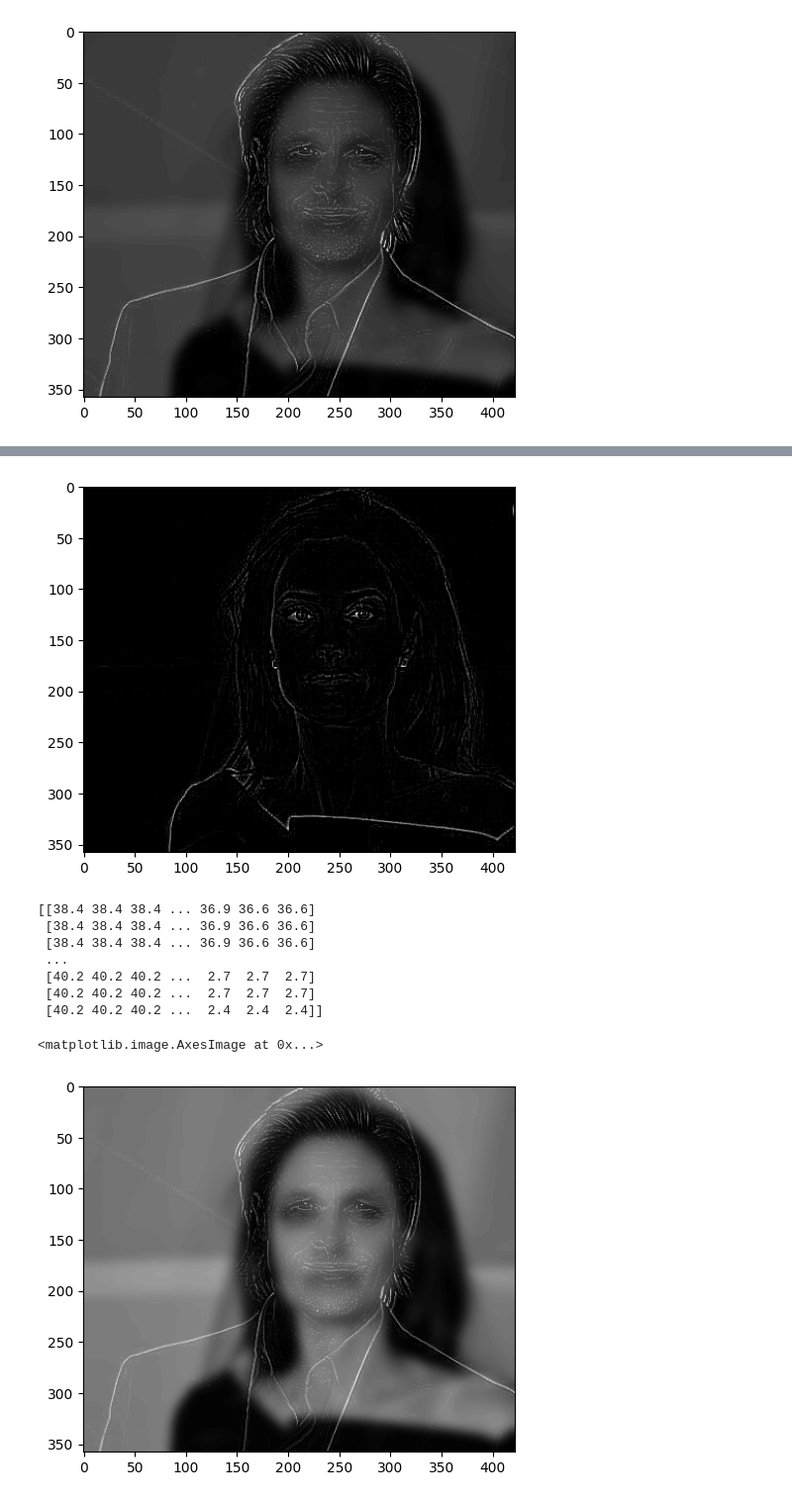
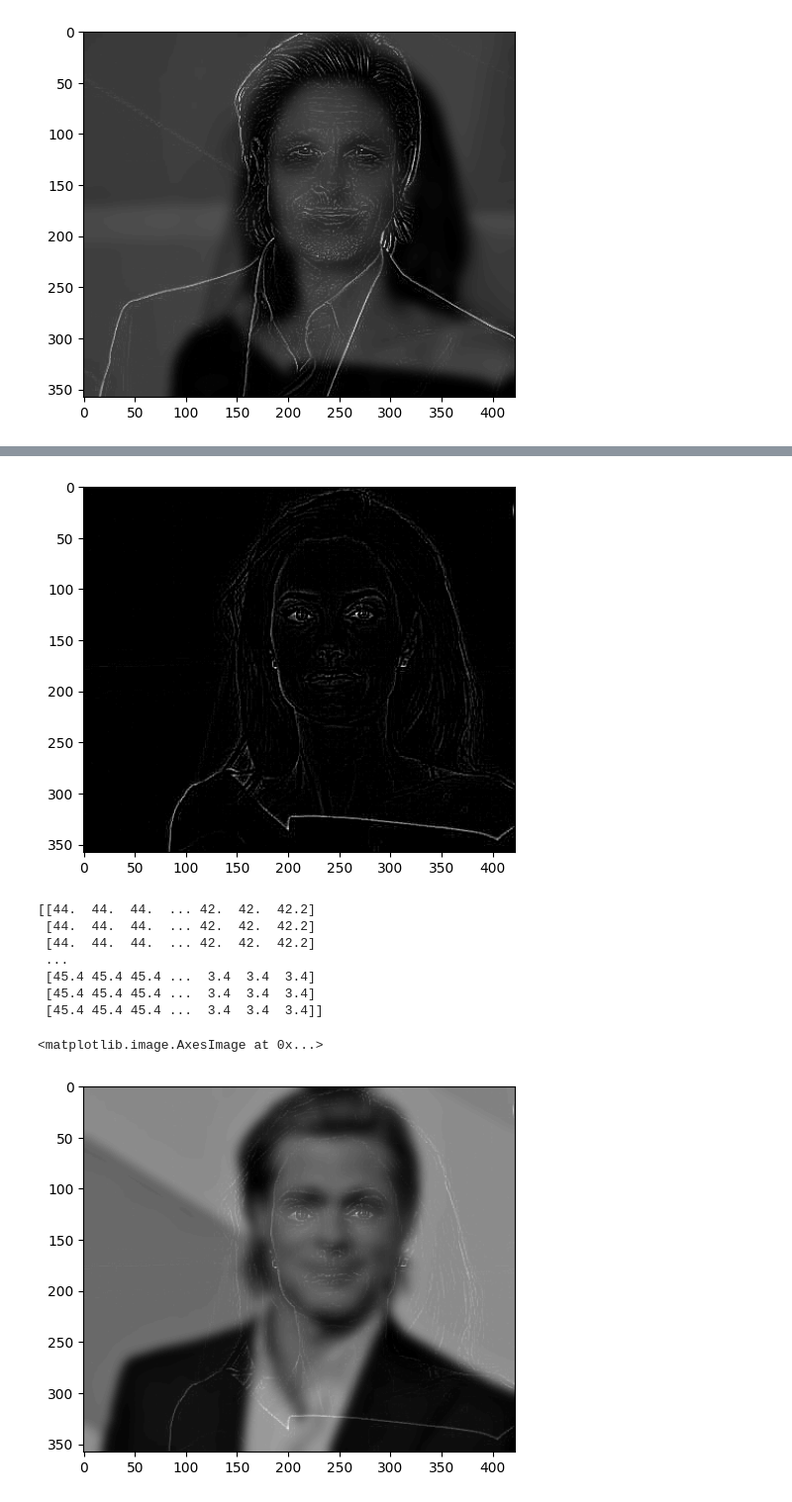
Before and after one commit to revekkadiana/Visi-n_Artificial, a Jupyter notebook: Prac04-Filtros.ipynb, the cells around one changed output, grey strips where cells are left out. Shown at 99% size. Saved outputs shown, nothing was run; the diff lists cells and outputs as text; code cells hidden in the pictures.

```diff
--- a/Prac04-Filtros.ipynb
+++ b/Prac04-Filtros.ipynb
@@ -493,3 +494,12 @@ plt.imshow(img2_paso_alto, cmap="gray")
 # %% [output]
 <matplotlib.image.AxesImage at 0x...>
 [figure]
+# %%
+img1_gaus=img1_gaus/255.0
+img2_paso_alto=img2_paso_alto/255.0
+parametro1=0.14
+parametro2=0.86
+img3 = img1_gaus*parametro1 + img2_paso_alto*parametro2
+img3=np.clip(img3,0,1)
+(img3*255).astype(np.uint8)
+plt.imshow(img3, cmap="gray")
@@ -519,57 +531,39 @@ plt.imshow(img3, cmap="gray")
 # %%
 #PASO BAJO
 sigma=5
 img2_gaus = scipy.ndimage.gaussian_filter(img2, (sigma,sigma))
 plt.imshow(img2_gaus, cmap="gray")
 plt.show()
 
 #PASO ALTO
 sigma =2# standard deviation
 img1_paso_alto = paso_alto(img1)
 plt.imshow(img1_paso_alto, cmap="gray")
 plt.show()
 
 #MIXED
 
-# img3 = img1_laplace + img2_gaus
-# img3 = np.clip(img3, 0, 255).astype(np.uint8)
-# plt.imshow(img3, cmap="gray")
-# plt.show()
-# img1_gaus = img1_gaus / 255.0
-# img2_paso_alto = img2_paso_alto / 255.0
-
-# parametro1=0.8
-# parametro2=0.2
-# img3 = img1_gaus * parametro1 + img2_paso_alto * parametro2
-# print(img3)
-# img3=img3/255.0
-# print(img3)
-# img3=(img3*255).astype(np.uint8)
-# plt.imshow(img3, cmap="gray")
-# plt.show()
-
 
 img1_gaus=img1_gaus.astype(float)
 img2_paso_alto=img2_paso_alto.astype(float)
-parametro1=0.3
-parametro2=0.7
-img3 = img1_gaus*parametro1 + img2_paso_alto*parametro2
+parametro1=0.2
+parametro2=0.8
+img3 = img2_gaus*parametro1 + img1_paso_alto*parametro2
 print(img3)
 img3=img3/255.0
 img3=(img3*255).astype(np.uint8)
 plt.imshow(img3, cmap="gray")
 #DIVIDIR ENTRE 255.0 CONVERSIONA A NUMERO REAL
 #DESPUES LO MULTIPLICO A 255 Y LO PASO A UNIT8
-#img3 = np.clip(img3, 0, 255).astype(np.uint8)
 # %% [output]
 [figure]
 [figure]
-[[38.4 38.4 38.4 ... 36.9 36.6 36.6]
- [38.4 38.4 38.4 ... 36.9 36.6 36.6]
- [38.4 38.4 38.4 ... 36.9 36.6 36.6]
+[[44.  44.  44.  ... 42.  42.  42.2]
+ [44.  44.  44.  ... 42.  42.  42.2]
+ [44.  44.  44.  ... 42.  42.  42.2]
  ...
- [40.2 40.2 40.2 ...  2.7  2.7  2.7]
- [40.2 40.2 40.2 ...  2.7  2.7  2.7]
- [40.2 40.2 40.2 ...  2.4  2.4  2.4]]
+ [45.4 45.4 45.4 ...  3.4  3.4  3.4]
+ [45.4 45.4 45.4 ...  3.4  3.4  3.4]
+ [45.4 45.4 45.4 ...  3.4  3.4  3.4]]
 <matplotlib.image.AxesImage at 0x...>
-[figure, old version]
+[figure, new version]
```
Also changed, not shown: parts of 4 cells of this notebook, 6 other files.
